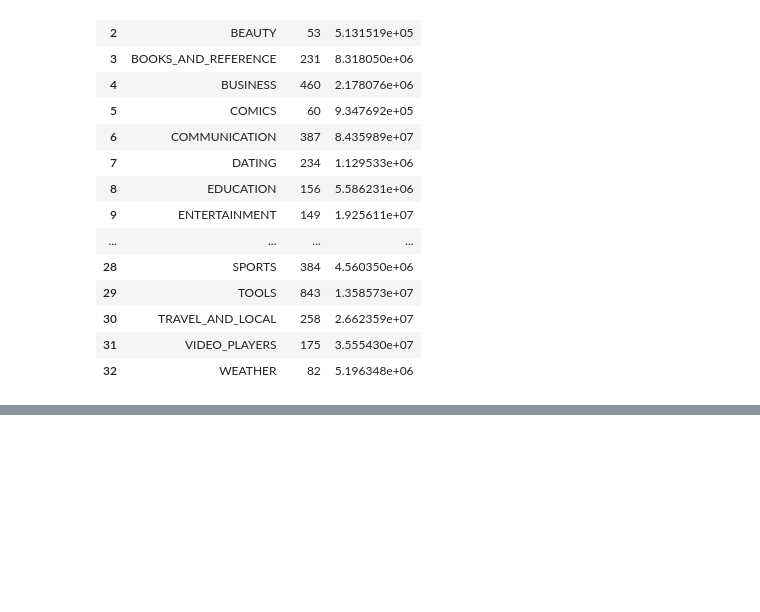
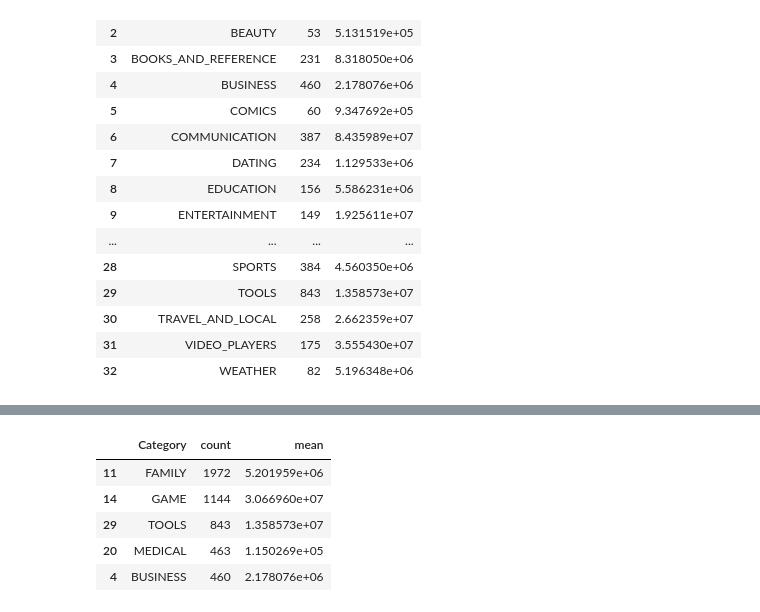
Before and after one commit to Harish-Senthilkumar/google-play-store-analysis, a Jupyter notebook: notebooks/analysis.ipynb, the cells around one changed output, grey strips where cells are left out. Cells and saved outputs as stored; diff of their text form; code cells hidden in the pictures; blank space fills up the shorter version.

```diff
--- a/notebooks/analysis.ipynb
+++ b/notebooks/analysis.ipynb
@@ -371,0 +385,11 @@ plt.show()
+# %%
+# Trying to figure out the outlier in the graph that is having lower average installs; but has the higher number of apps in that category
+
+category_stats.sort_values('count', ascending=False).head()
+# %% [output]
+|  | Category | count | mean |
+| 11 | FAMILY | 1972 | 5.201959e+06 |
+| 14 | GAME | 1144 | 3.066960e+07 |
+| 29 | TOOLS | 843 | 1.358573e+07 |
+| 20 | MEDICAL | 463 | 1.150269e+05 |
+| 4 | BUSINESS | 460 | 2.178076e+06 |
```
Also changed, not shown: parts of 3 cells of this notebook.
